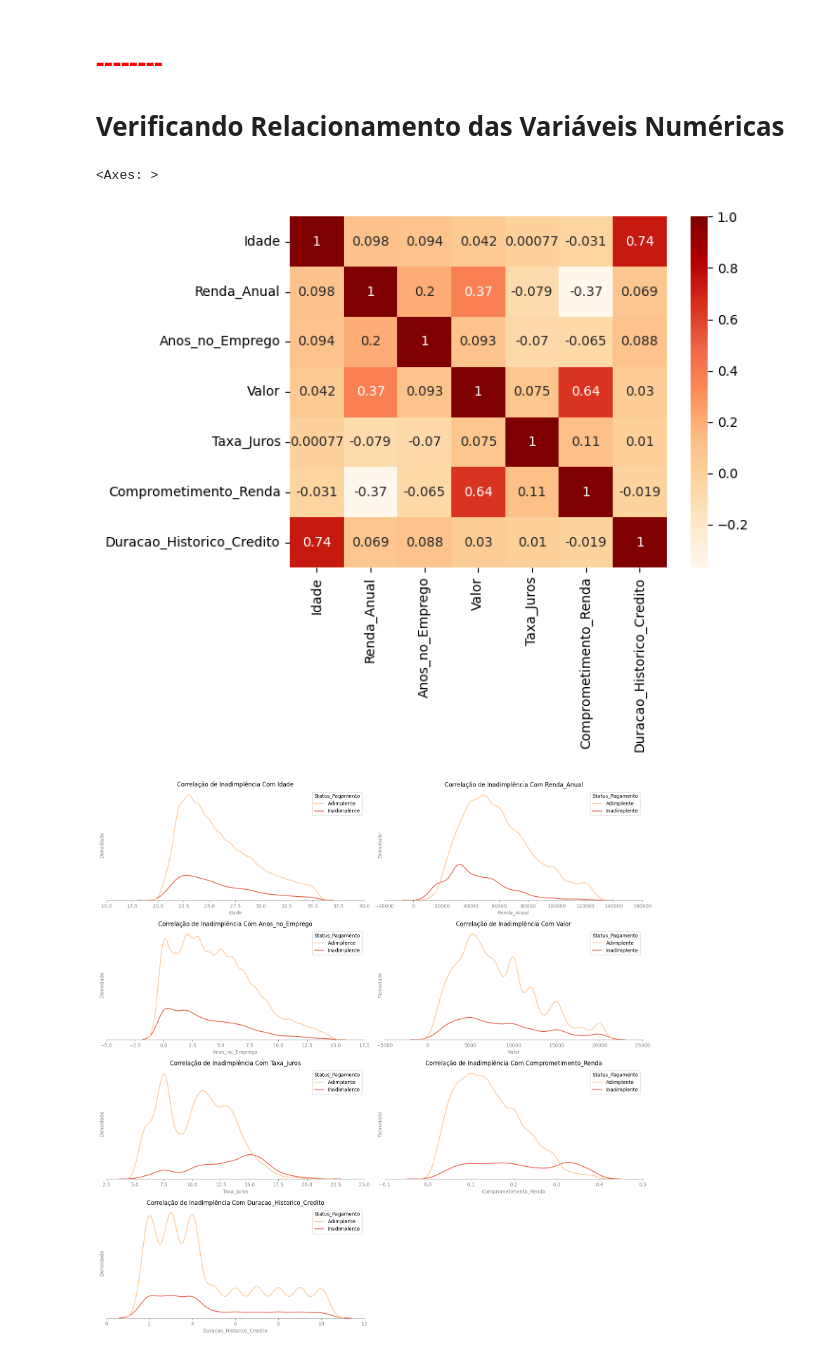
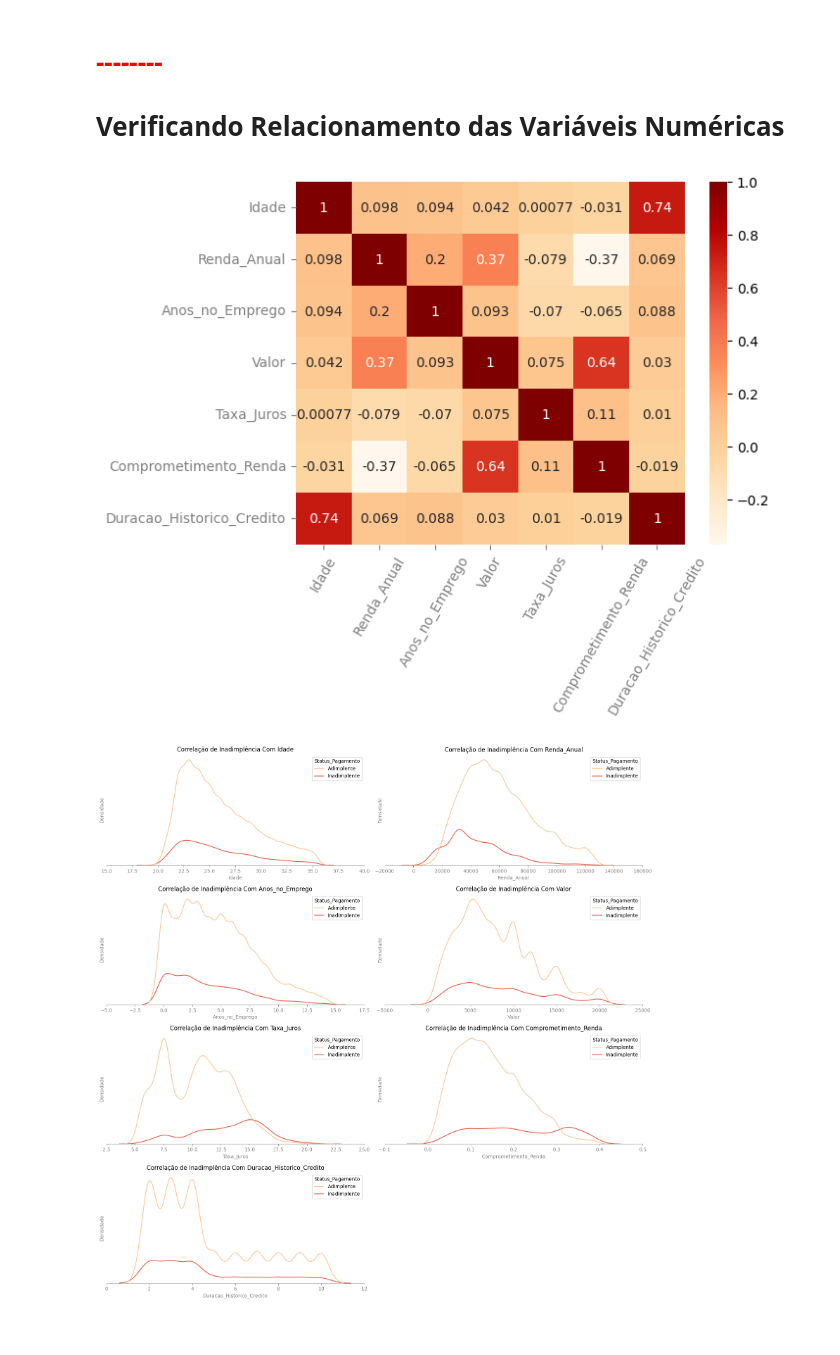
Before and after one commit to alyssonmontovanelli/analise_Risco_Credito, a Jupyter notebook: EDA/03_analise_Exploratoria_insights.ipynb, the cells around one changed output. Saved outputs shown, nothing was run; the diff lists cells and outputs as text; code cells hidden in the pictures.

```diff
--- a/EDA/03_analise_Exploratoria_insights.ipynb
+++ b/EDA/03_analise_Exploratoria_insights.ipynb
@@ -126,10 +126,14 @@ target = ['Status_Pagamento']
 # %%
 # Verificando Correlação
 correlation_matrix = df[variaveis_numericas].corr()
 sns.heatmap(data=correlation_matrix, annot=True, cmap='OrRd')
+plt.tick_params(axis='x', colors='grey', rotation = 60)  # Ticks do eixo x
+plt.tick_params(axis='y', colors='grey')  # Ticks do eixo y
+
+# Exibe o gráfico
+plt.show()
 # %% [output]
-<Axes: >
-[figure, old version]
+[figure, new version]
 # %%
 df['Status_Pagamento'] = df['Status_Pagamento'].replace({0: 'Adimplente', 1: 'Inadimplente'})
 # %%
```
Also changed, not shown: parts of 1 cell of this notebook, 4 other files.
